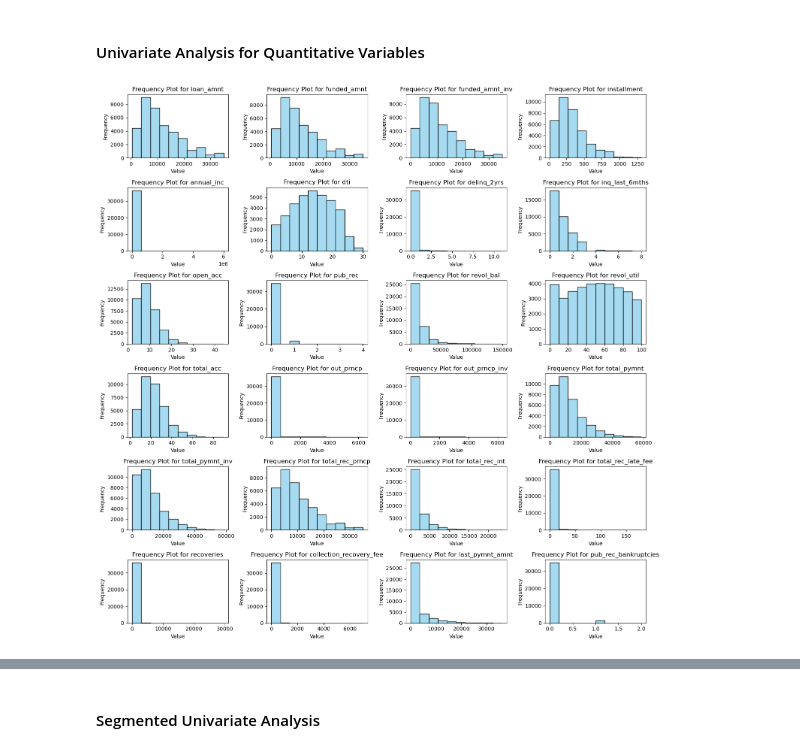
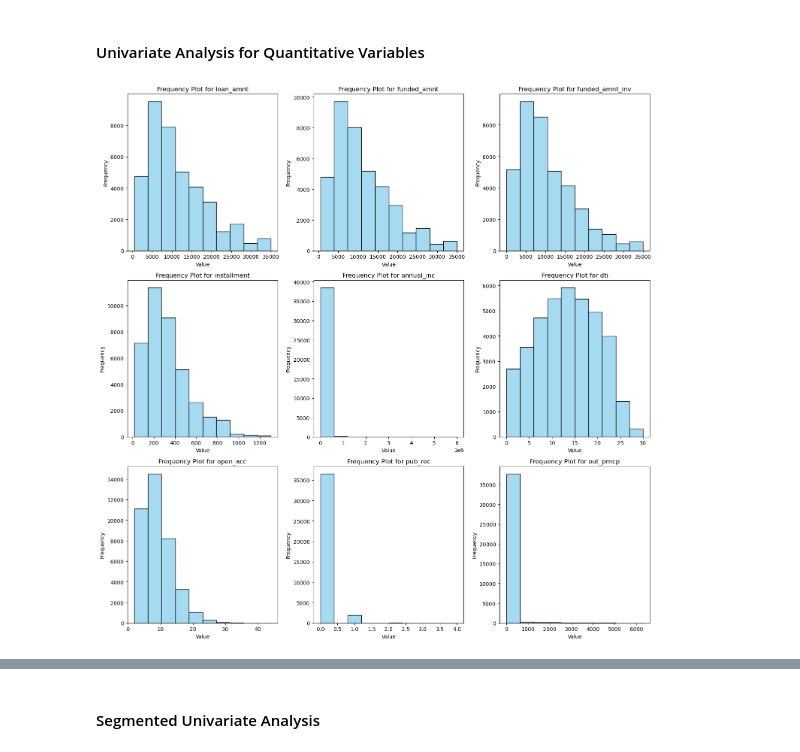
Before and after one commit to tejasvadhyani/LendingClubCaseStudy, a Jupyter notebook: Tejasva_Dhyani.ipynb, the cells around one changed output, grey strips where cells are left out. Drawn from its saved outputs; the diff is of its cells as text; code cells hidden in the pictures.

```diff
--- a/Tejasva_Dhyani.ipynb
+++ b/Tejasva_Dhyani.ipynb
@@ -414,8 +332,6 @@ memory usage: 13.3+ MB
 # Converting date string field to datetime
 #pd.to_datetime(df_loan['issue_d'])
 #pd.to_datetime(df_loan['issue_d'], format='%b-%y')
-df_loan['last_credit_pull_d'] = pd.to_datetime(df_loan['last_credit_pull_d'], format='%b-%y')
-df_loan['last_pymnt_d'] = pd.to_datetime(df_loan['last_pymnt_d'], format='%b-%y')
 df_loan['issue_d'] = pd.to_datetime(df_loan['issue_d'], format='%b-%y')
 df_loan.info()
 # %% [output]
@@ -461,4 +376,0 @@ memory usage: 13.3+ MB
-# %%
-# Fixing revol_util to float value
-df_loan['revol_util'] = df_loan['revol_util'].apply(convert_percent_to_number)
-df_loan.info()
@@ -652,7 +540,7 @@ pub_rec_bankruptcies	Numeric
 # %% [markdown]
 #### Univariate Analysis for Categorical Unordered Variable
 # %%
-categorical_unordered = ['emp_title', 'home_ownership', 'verification_status', 'loan_status', 'purpose', 'title', 'zip_code', 'addr_state']
+categorical_unordered = ['home_ownership', 'verification_status', 'loan_status', 'purpose', 'zip_code', 'addr_state']
 nrows = math.ceil(len(categorical_unordered) / 2)
 ncols = 2
 fig, axes = plt.subplots(nrows=nrows, ncols=2, figsize=(15, 8))
@@ -683,7 +571,7 @@ plt.show()
 # %% [markdown]
 #### Univariate Analysis for Categorical Ordered Variable
 # %%
-categorical_ordered = ['term', 'int_rate', 'grade', 'sub_grade', 'emp_length', 'issue_d', 'earliest_cr_line', 'last_pymnt_d', 'last_credit_pull_d']
+categorical_ordered = ['term', 'int_rate', 'grade', 'sub_grade', 'emp_length', 'issue_d', 'earliest_cr_line']
 nrows = math.ceil(len(categorical_ordered) / 2)
 ncols = 2
 fig, axes = plt.subplots(nrows=nrows, ncols=2, figsize=(15, 15))
@@ -722,51 +608,36 @@ plt.show()
 # %%
 quantitative = ['loan_amnt',
 'funded_amnt',
 'funded_amnt_inv',
 'installment',
 'annual_inc',
 'dti',
-'delinq_2yrs',
-'inq_last_6mths',
 'open_acc',
 'pub_rec',
-'revol_bal',
-'revol_util',
-'total_acc',
-'out_prncp',
-'out_prncp_inv',
-'total_pymnt',
-'total_pymnt_inv',
-'total_rec_prncp',
-'total_rec_int',
-'total_rec_late_fee',
-'recoveries',
-'collection_recovery_fee',
-'last_pymnt_amnt',
-'pub_rec_bankruptcies']
+'out_prncp']
 
-nrows = math.ceil(len(quantitative) / 4)
-ncols = 4
-fig, axes = plt.subplots(nrows=nrows, ncols=4, figsize=(15, 15))
+ncols = 3
+nrows = math.ceil(len(quantitative) / ncols)
+fig, axes = plt.subplots(nrows=nrows, ncols=ncols, figsize=(15, 15))
 for i, column in enumerate(quantitative):
     # Frequency Plot
     row = i // ncols  # Calculate the row index
     col = i % ncols   # Calculate the column index
     sns.histplot(df_loan[column], bins=10, kde=False, ax=axes[row, col], color='skyblue')
     axes[row, col].set_title(f'Frequency Plot for {column}')
     axes[row, col].set_xlabel('Value')
     axes[row, col].set_ylabel('Frequency')
 
 # Remove empty subplots if the grid has more cells than needed
 for j in range(len(quantitative), nrows * ncols):
     row = j // ncols
     col = j % ncols
     fig.delaxes(axes[row, col])
 
 plt.tight_layout()
 plt.show()
 # %% [output]
-[figure, old version]
+[figure, new version]
 # %% [markdown]
 ##### Insights that we can come up from above histogram:
 - <b>Loan Amount(loan_amnt)</b>: Most loans request falls between 5000-15000. High loan requests are less common. High loan amounts indicate greater risk.
```
Also changed, not shown: parts of 31 cells of this notebook.
